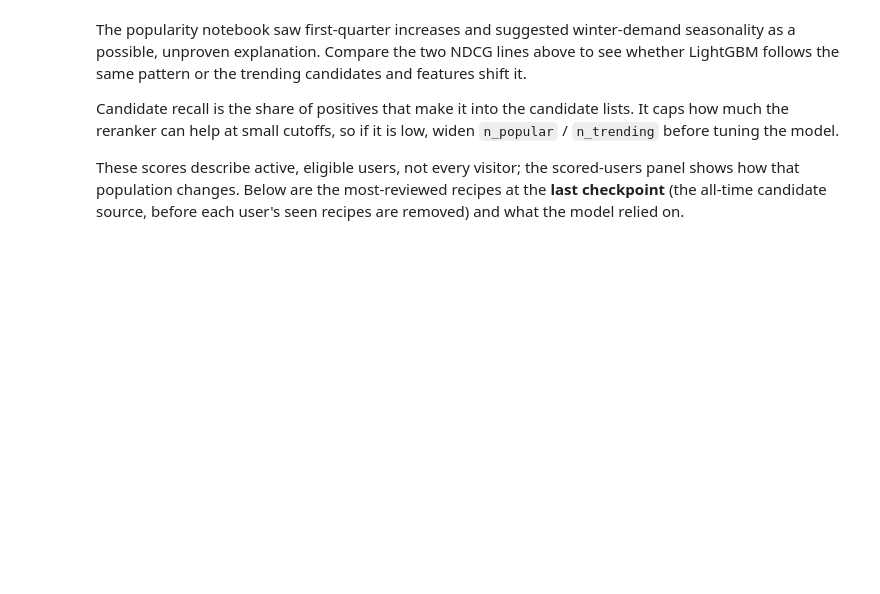
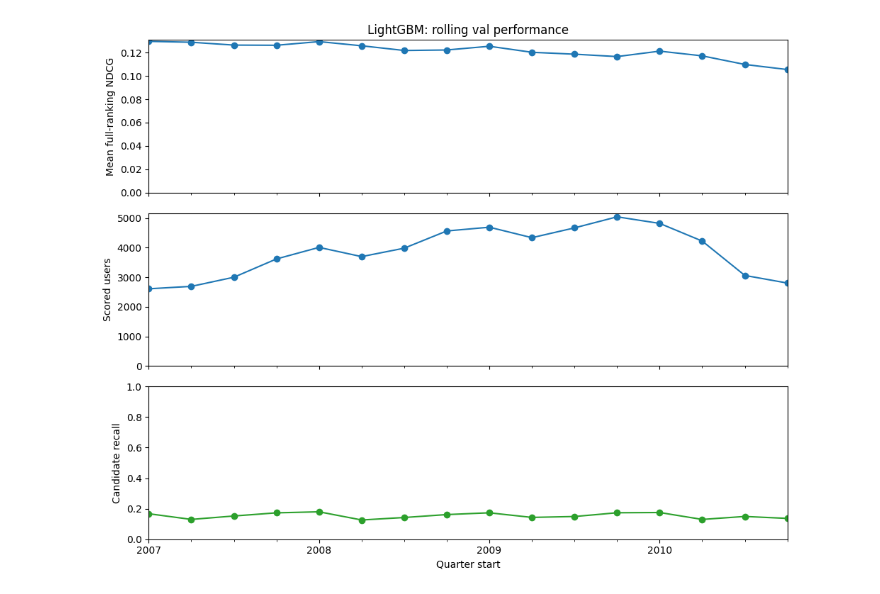
Before and after one commit to mihikabairathi/ml_in_practice_project, a Jupyter notebook: notebooks/rolling_lightgbm.ipynb, the cells around one changed output. Drawn from its saved outputs; the diff is of its cells as text; code cells hidden in the pictures; blank space fills up the shorter version.

Commit message:
lightgbm

```diff
--- a/notebooks/rolling_lightgbm.ipynb
+++ b/notebooks/rolling_lightgbm.ipynb
@@ -97,0 +30,14 @@ def candidate_recall(recs, quarter):
+# %%
+splits = RollingSplits()
+split = "val"  # Use "test" only after choosing and fixing model settings.
+
+n_eval_quarters = None  # Set to a small integer for a quick debugging run.
+model_kwargs = dict(
+    negatives_per_positive=10, # can be tuned
+    num_boost_round=200, # can be tuned
+    n_candidates=1000 # can be tuned
+)
+
+splits.windows.groupby("split", sort=False)[
+    ["outcome_reviews", "positive_reviews", "positive_users"]
+].sum().rename(columns={"positive_users": "positive_user_quarters"})
@@ -132,23 +114,15 @@ summary.rename_axis(None, axis=1).round(4)
 # %%
 fig, axes = plt.subplots(3, 1, figsize=(10, 8), sharex=True)
-for name, grp in results.groupby("model"):
-    axes[0].plot(grp["start"], grp["NDCG"], marker="o", label=name)
-axes[0].set(title=f"LightGBM vs Popularity: rolling {split} performance", ylabel="Mean full-ranking NDCG")
+results.plot(x="start", y="NDCG", marker="o", legend=False, ax=axes[0])
+axes[0].set(title=f"LightGBM: rolling {split} performance", ylabel="Mean full-ranking NDCG")
 axes[0].set_ylim(bottom=0)
-axes[0].legend()
-pop_rows = results[results["model"] == "Popularity"]
-axes[1].plot(pop_rows["start"], pop_rows["scored_users"], marker="o")
+results.plot(x="start", y="scored_users", marker="o", legend=False, ax=axes[1])
 axes[1].set(ylabel="Scored users")
 axes[1].set_ylim(bottom=0)
-lgb_rows = results[results["model"] == "LightGBM"]
-axes[2].plot(lgb_rows["start"], lgb_rows["candidate_recall"], marker="o", color="tab:green")
+results.plot(x="start", y="candidate_recall", marker="o", legend=False, color="tab:green", ax=axes[2])
 axes[2].set(ylabel="Candidate recall", xlabel="Quarter start")
 axes[2].set_ylim(0, 1)
 fig.tight_layout()
 plt.show()
+# %% [output]
+[figure, added]
-# %% [markdown]
-The popularity notebook saw first-quarter increases and suggested winter-demand seasonality as a possible, unproven explanation. Compare the two NDCG lines above to see whether LightGBM follows the same pattern or the trending candidates and features shift it.
-
-Candidate recall is the share of positives that make it into the candidate lists. It caps how much the reranker can help at small cutoffs, so if it is low, widen `n_popular` / `n_trending` before tuning the model.
-
-These scores describe active, eligible users, not every visitor; the scored-users panel shows how that population changes. Below are the most-reviewed recipes at the **last checkpoint** (the all-time candidate source, before each user's seen recipes are removed) and what the model relied on.
```
Also changed, not shown: parts of 13 cells of this notebook, 2 other files.
